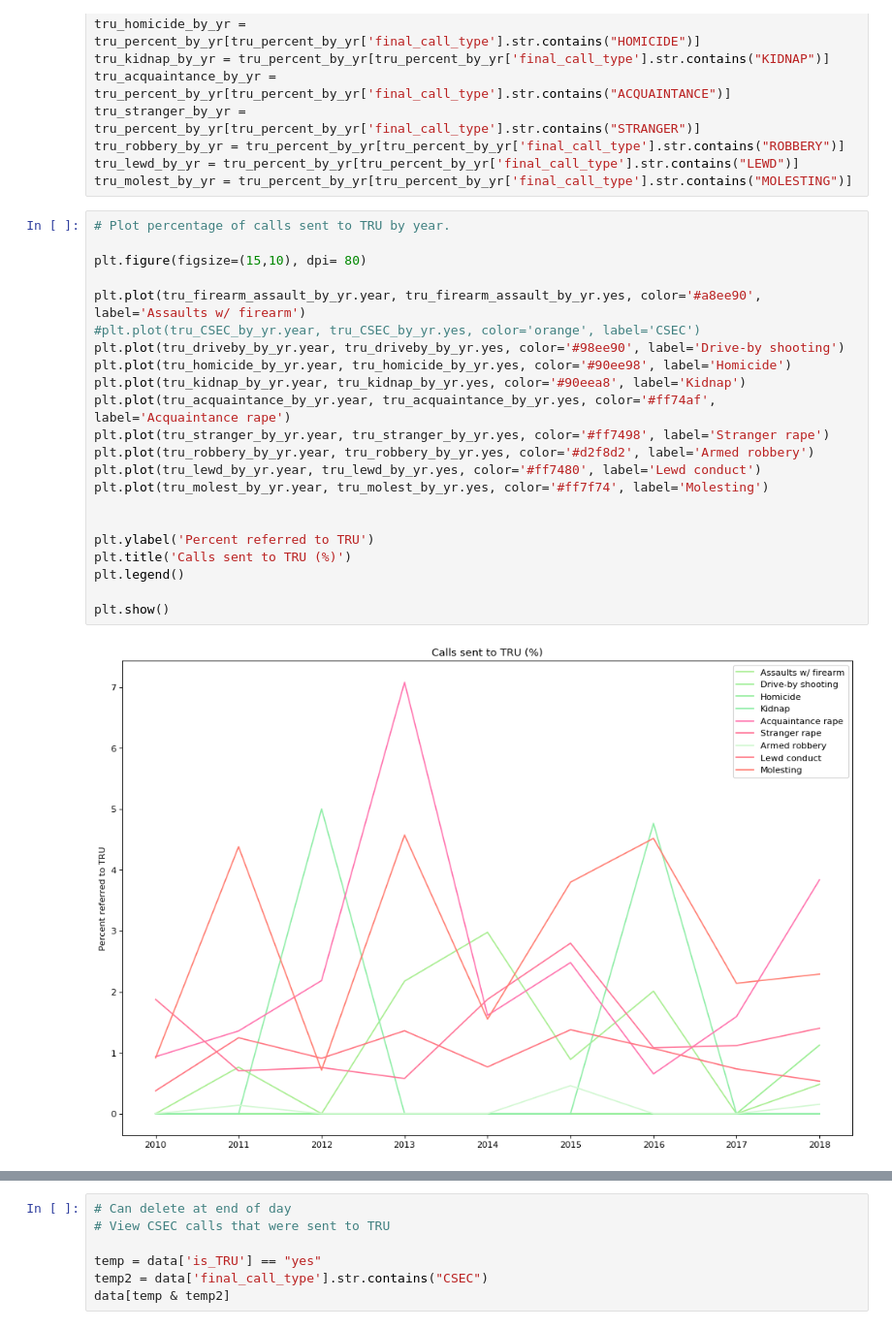
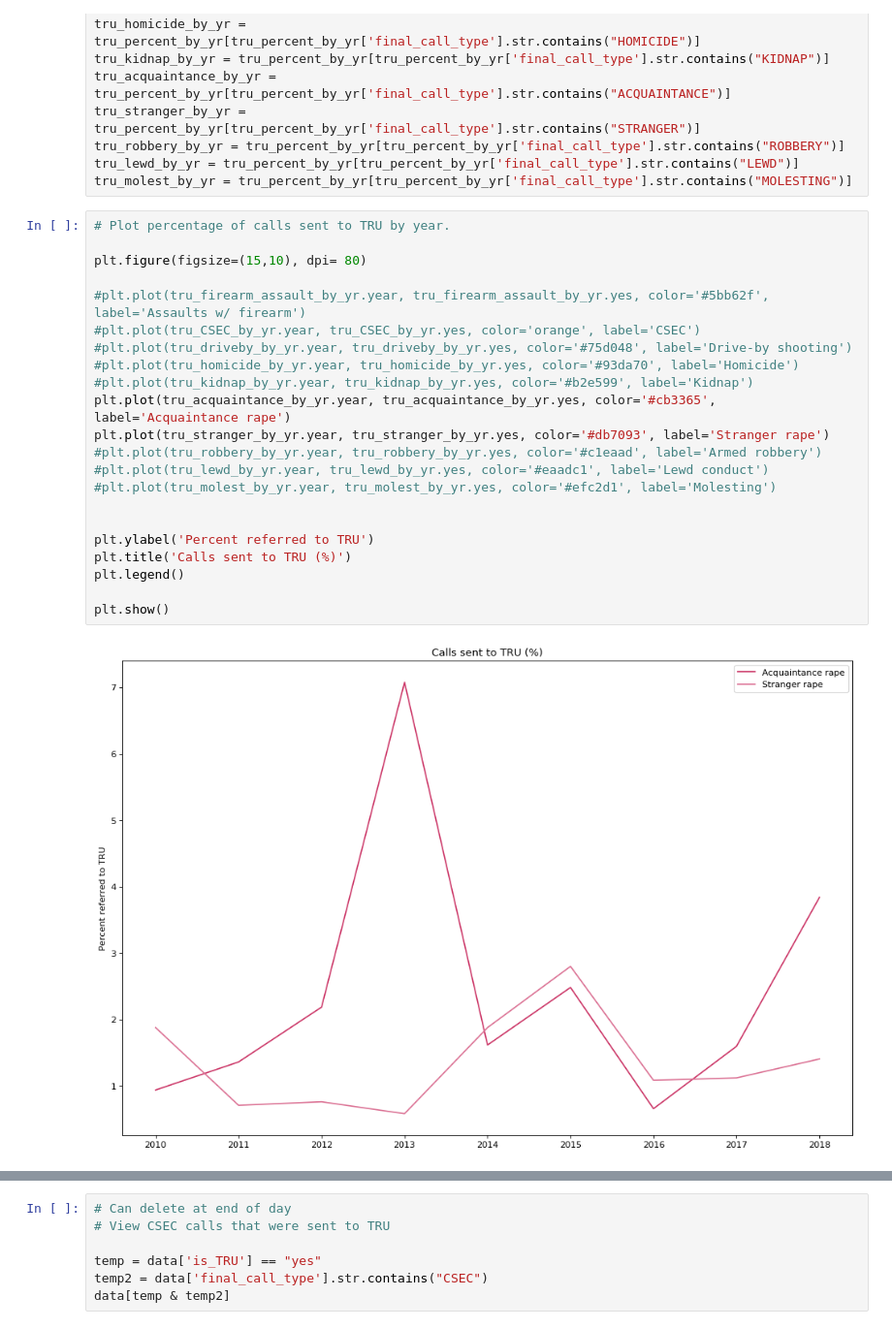
Before and after one commit to teacupwoozy/spd_notebook_archive, a Jupyter notebook: spd_notebook/2010-2018_sexcrimes_violentcrimes_percentages.ipynb, the cells around one changed output, grey strips where cells are left out. Shown: that part at 97% size. Saved outputs shown, nothing was run; the diff lists cells and outputs as text.

```diff
--- a/spd_notebook/2010-2018_sexcrimes_violentcrimes_percentages.ipynb
+++ b/spd_notebook/2010-2018_sexcrimes_violentcrimes_percentages.ipynb
@@ -433,24 +432,24 @@ tru_molest_by_yr = tru_percent_by_yr[tru_percent_by_yr['final_call_type'].str.co
 # %%
 # Plot percentage of calls sent to TRU by year.
 
 plt.figure(figsize=(15,10), dpi= 80)
 
-plt.plot(tru_firearm_assault_by_yr.year, tru_firearm_assault_by_yr.yes, color='#a8ee90', label='Assaults w/ firearm')
+#plt.plot(tru_firearm_assault_by_yr.year, tru_firearm_assault_by_yr.yes, color='#5bb62f', label='Assaults w/ firearm')
 #plt.plot(tru_CSEC_by_yr.year, tru_CSEC_by_yr.yes, color='orange', label='CSEC')
-plt.plot(tru_driveby_by_yr.year, tru_driveby_by_yr.yes, color='#98ee90', label='Drive-by shooting')
-plt.plot(tru_homicide_by_yr.year, tru_homicide_by_yr.yes, color='#90ee98', label='Homicide')
-plt.plot(tru_kidnap_by_yr.year, tru_kidnap_by_yr.yes, color='#90eea8', label='Kidnap')
-plt.plot(tru_acquaintance_by_yr.year, tru_acquaintance_by_yr.yes, color='#ff74af', label='Acquaintance rape')
-plt.plot(tru_stranger_by_yr.year, tru_stranger_by_yr.yes, color='#ff7498', label='Stranger rape')
-plt.plot(tru_robbery_by_yr.year, tru_robbery_by_yr.yes, color='#d2f8d2', label='Armed robbery')
-plt.plot(tru_lewd_by_yr.year, tru_lewd_by_yr.yes, color='#ff7480', label='Lewd conduct')
-plt.plot(tru_molest_by_yr.year, tru_molest_by_yr.yes, color='#ff7f74', label='Molesting')
+#plt.plot(tru_driveby_by_yr.year, tru_driveby_by_yr.yes, color='#75d048', label='Drive-by shooting')
+#plt.plot(tru_homicide_by_yr.year, tru_homicide_by_yr.yes, color='#93da70', label='Homicide')
+#plt.plot(tru_kidnap_by_yr.year, tru_kidnap_by_yr.yes, color='#b2e599', label='Kidnap')
+plt.plot(tru_acquaintance_by_yr.year, tru_acquaintance_by_yr.yes, color='#cb3365', label='Acquaintance rape')
+plt.plot(tru_stranger_by_yr.year, tru_stranger_by_yr.yes, color='#db7093', label='Stranger rape')
+#plt.plot(tru_robbery_by_yr.year, tru_robbery_by_yr.yes, color='#c1eaad', label='Armed robbery')
+#plt.plot(tru_lewd_by_yr.year, tru_lewd_by_yr.yes, color='#eaadc1', label='Lewd conduct')
+#plt.plot(tru_molest_by_yr.year, tru_molest_by_yr.yes, color='#efc2d1', label='Molesting')
 
 
 plt.ylabel('Percent referred to TRU')
 plt.title('Calls sent to TRU (%)')
 plt.legend()
 
 plt.show()
 # %% [output]
-[figure, old version]
+[figure, new version]
```
Also changed, not shown: parts of 3 cells of this notebook.
